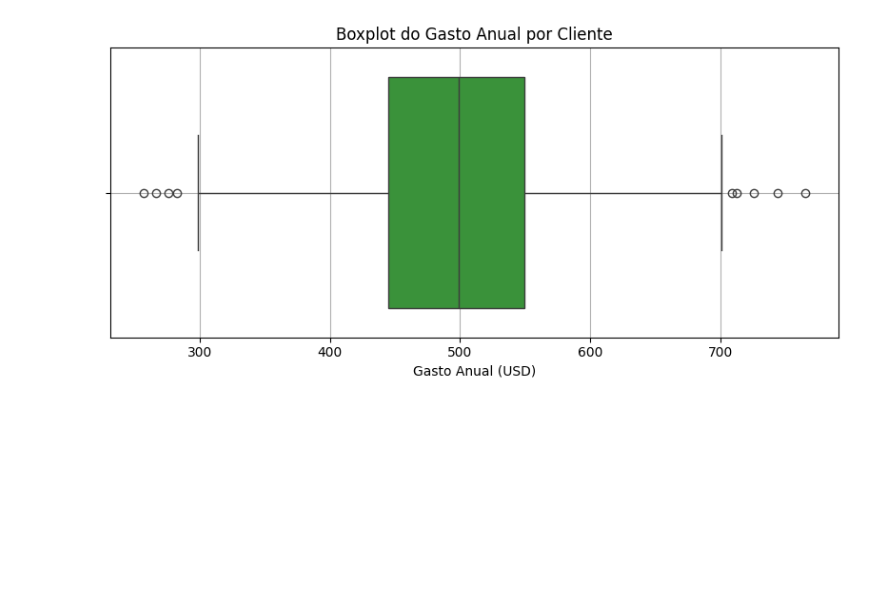
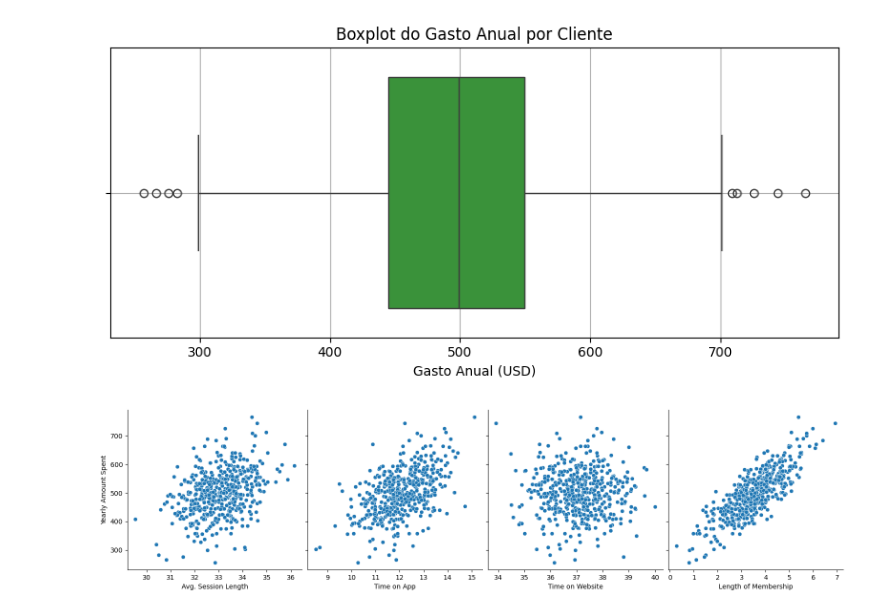
Before and after one commit to KitamuraY3/portfolio-data-science-yukio, a Jupyter notebook: Machine_Learning/Linear_Regression/Ecommerce_Customers/ecommerce_analysis.ipynb, the cells around one changed output. Saved outputs shown, nothing was run; the diff lists cells and outputs as text; code cells hidden in the pictures; blank space fills up the shorter version.

```diff
--- a/Machine_Learning/Linear_Regression/Ecommerce_Customers/ecommerce_analysis.ipynb
+++ b/Machine_Learning/Linear_Regression/Ecommerce_Customers/ecommerce_analysis.ipynb
@@ -102,3 +136,15 @@ plt.tight_layout()
 plt.show()
 # %% [output]
 [figure]
+# %%
+# SCATTERPLOT ENTRE VARIÁVEIS NUMÉRICAS E GASTO ANUAL:
+sns.pairplot(
+    df,
+    x_vars=['Avg. Session Length', 'Time on App', 'Time on Website', 'Length of Membership'],
+    y_vars='Yearly Amount Spent',
+    height=4
+)
+
+plt.show()
+# %% [output]
+[figure, added]
```
Also changed, not shown: parts of 23 cells of this notebook, 1 other file.
